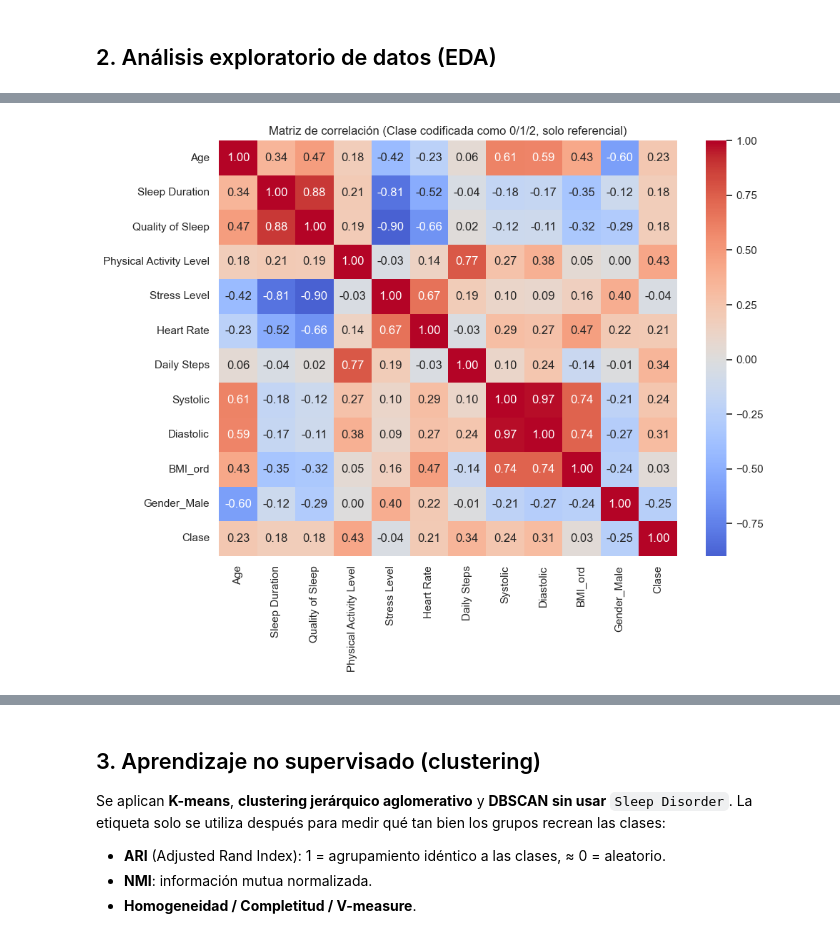
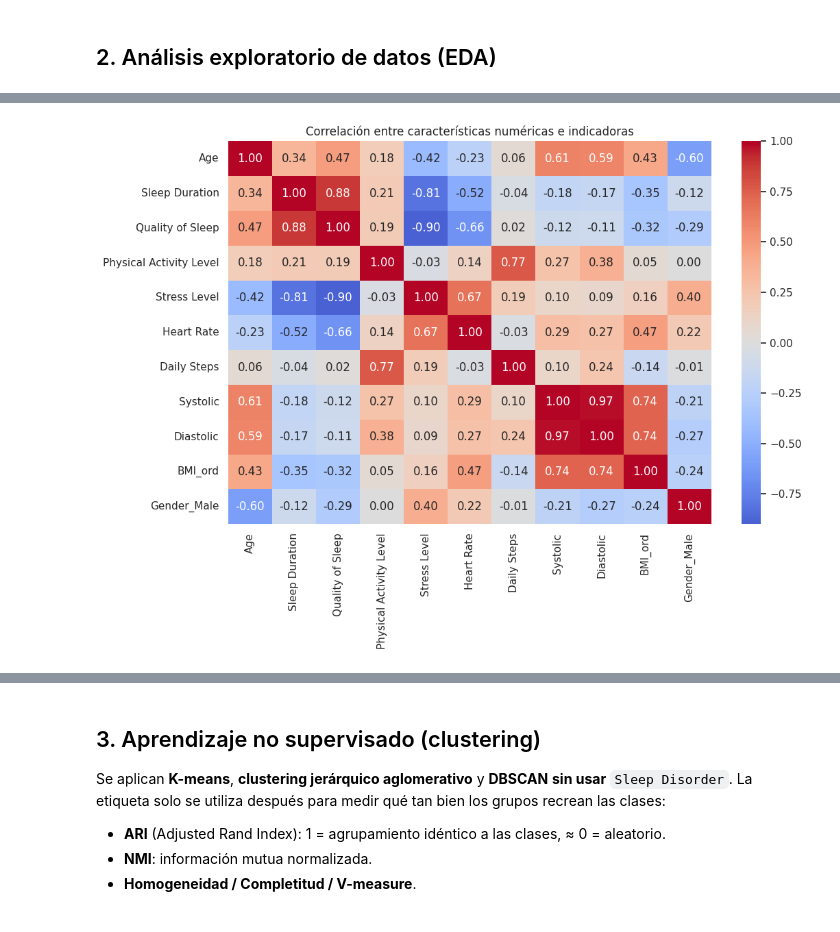
Before and after one commit to INNOX20/Proyecto-3-del-curso, a Jupyter notebook: Proyecto3_Sleep_Health.ipynb, the cells around one changed output, grey strips where cells are left out. Cells and saved outputs as stored; diff of their text form; code cells hidden in the pictures.

```diff
--- a/Proyecto3_Sleep_Health.ipynb
+++ b/Proyecto3_Sleep_Health.ipynb
@@ -132,9 +204,19 @@ df.describe().T.round(2)
 # %%
-# Rango observado por variable numérica (para el análisis de escala)
-num_cols = ["Age", "Sleep Duration", "Quality of Sleep", "Physical Activity Level",
-            "Stress Level", "Heart Rate", "Daily Steps"]
-rangos = pd.DataFrame({"min": df[num_cols].min(), "max": df[num_cols].max(),
-                       "media": df[num_cols].mean().round(2), "desv. std": df[num_cols].std().round(2),
-                       "n° valores únicos": df[num_cols].nunique()})
-rangos
+# Rango observado y variabilidad de las variables numéricas originales.
+num_cols = [
+    "Age", "Sleep Duration", "Quality of Sleep", "Physical Activity Level",
+    "Stress Level", "Heart Rate", "Daily Steps"
+]
+for c in num_cols:
+    df[c] = pd.to_numeric(df[c], errors="coerce")
+
+rangos = pd.DataFrame({
+    "Tipo": ["Discreta" if c in ["Age", "Quality of Sleep", "Stress Level", "Heart Rate", "Daily Steps"] else "Numérica (puede ser continua)" for c in num_cols],
+    "Mínimo": df[num_cols].min(),
+    "Máximo": df[num_cols].max(),
+    "Media": df[num_cols].mean().round(2),
+    "Desv. estándar": df[num_cols].std().round(2),
+    "Valores únicos": df[num_cols].nunique()
+})
+display(rangos)
 # %% [output]
@@ -243,9 +400,13 @@ Matriz de características: (374, 22)
 # %%
-# Correlación entre variables numéricas y con la clase codificada
-corr = pd.concat([d[num_feats], d[["BMI_ord", "Gender_Male"]]], axis=1).assign(Clase=y).corr()
-plt.figure(figsize=(10, 8))
+# Correlaciones entre características numéricas/indicadoras.
+# No se correlaciona con y codificada como 0/1/2, pues esos códigos no tienen
+# una interpretación numérica ordinal para las clases.
+cols_corr = num_feats + ["BMI_ord", "Gender_Male"]
+corr = X[cols_corr].corr()
+plt.figure(figsize=(11, 8))
 sns.heatmap(corr, annot=True, fmt=".2f", cmap="coolwarm", center=0)
-plt.title("Matriz de correlación (Clase codificada como 0/1/2, solo referencial)")
-plt.tight_layout(); plt.show()
+plt.title("Correlación entre características numéricas e indicadoras")
+plt.tight_layout()
+plt.show()
 # %% [output]
-[figure, old version]
+[figure, new version]
```
Also changed, not shown: parts of 65 cells of this notebook.
